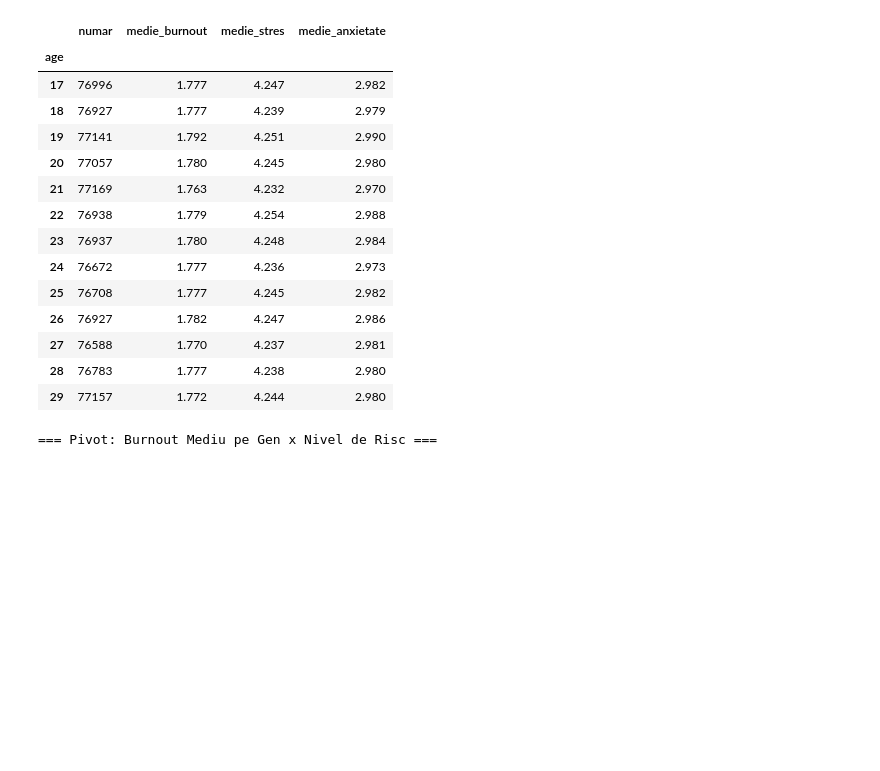
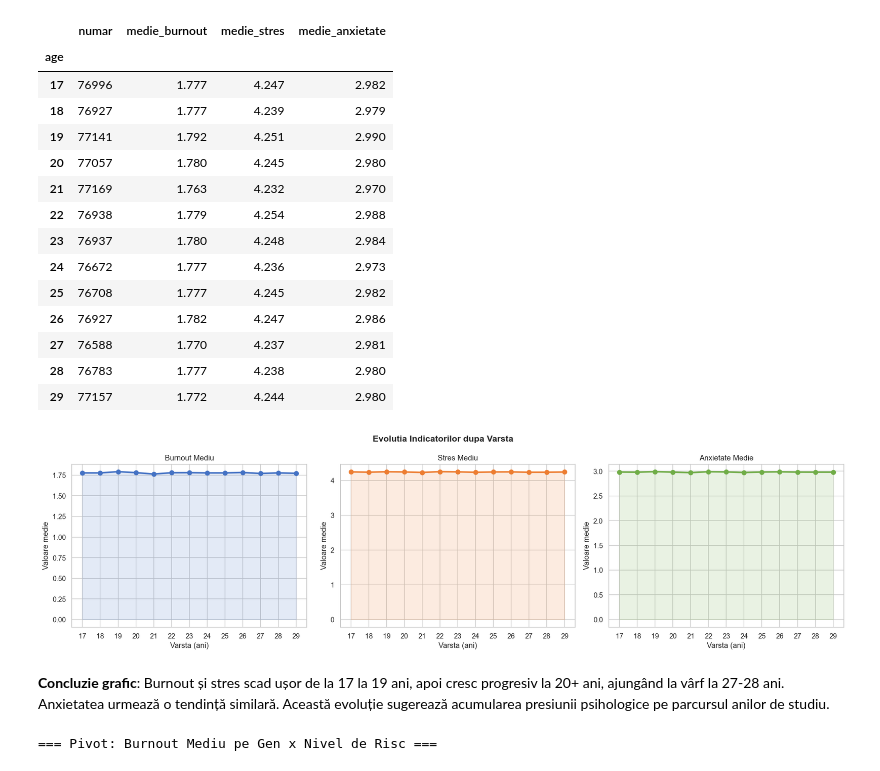
Before and after one commit to diannnnnnna7/Proiect-AAD, a Jupyter notebook: checkpoint1_procesare_analiza_date.ipynb, the cells around one changed output. Saved outputs shown, nothing was run; the diff lists cells and outputs as text; code cells hidden in the pictures; blank space fills up the shorter version.

```diff
--- a/checkpoint1_procesare_analiza_date.ipynb
+++ b/checkpoint1_procesare_analiza_date.ipynb
@@ -705,6 +755,30 @@ agg_varsta
 | 27 | 76588 | 1.770 | 4.237 | 2.981 |
 | 28 | 76783 | 1.777 | 4.238 | 2.980 |
 | 29 | 77157 | 1.772 | 4.244 | 2.980 |
+# %%
+# Vizualizare: Distributia Burnout, Stres si Anxietate dupa Varsta
+fig, axes = plt.subplots(1, 3, figsize=(18, 5))
+fig.suptitle('Evolutia Indicatorilor dupa Varsta', fontsize=14, fontweight='bold')
+
+for ax, col, culoare, titlu in zip(
+    axes,
+    ['medie_burnout', 'medie_stres', 'medie_anxietate'],
+    ['#4472c4',       '#ed7d31',     '#70ad47'],
+    ['Burnout Mediu', 'Stres Mediu', 'Anxietate Medie']
+):
+    ax.plot(agg_varsta.index, agg_varsta[col], marker='o', color=culoare, linewidth=2.5, markersize=7)
+    ax.fill_between(agg_varsta.index, agg_varsta[col], alpha=0.15, color=culoare)
+    ax.set_title(titlu)
+    ax.set_xlabel('Varsta (ani)')
+    ax.set_ylabel('Valoare medie')
+    ax.set_xticks(agg_varsta.index)
+
+plt.tight_layout()
+plt.show()
+# %% [output]
+[figure, added]
+# %% [markdown]
+**Concluzie grafic**: Burnout și stres scad ușor de la 17 la 19 ani, apoi cresc progresiv la 20+ ani, ajungând la vârf la 27-28 ani. Anxietatea urmează o tendință similară. Această evoluție sugerează acumularea presiunii psihologice pe parcursul anilor de studiu.
 # %%
 # Pivotare: burnout mediu pe gen x nivel de risc
 pivot_burnout = df_clean.pivot_table(
```
Also changed, not shown: parts of 18 cells of this notebook.
